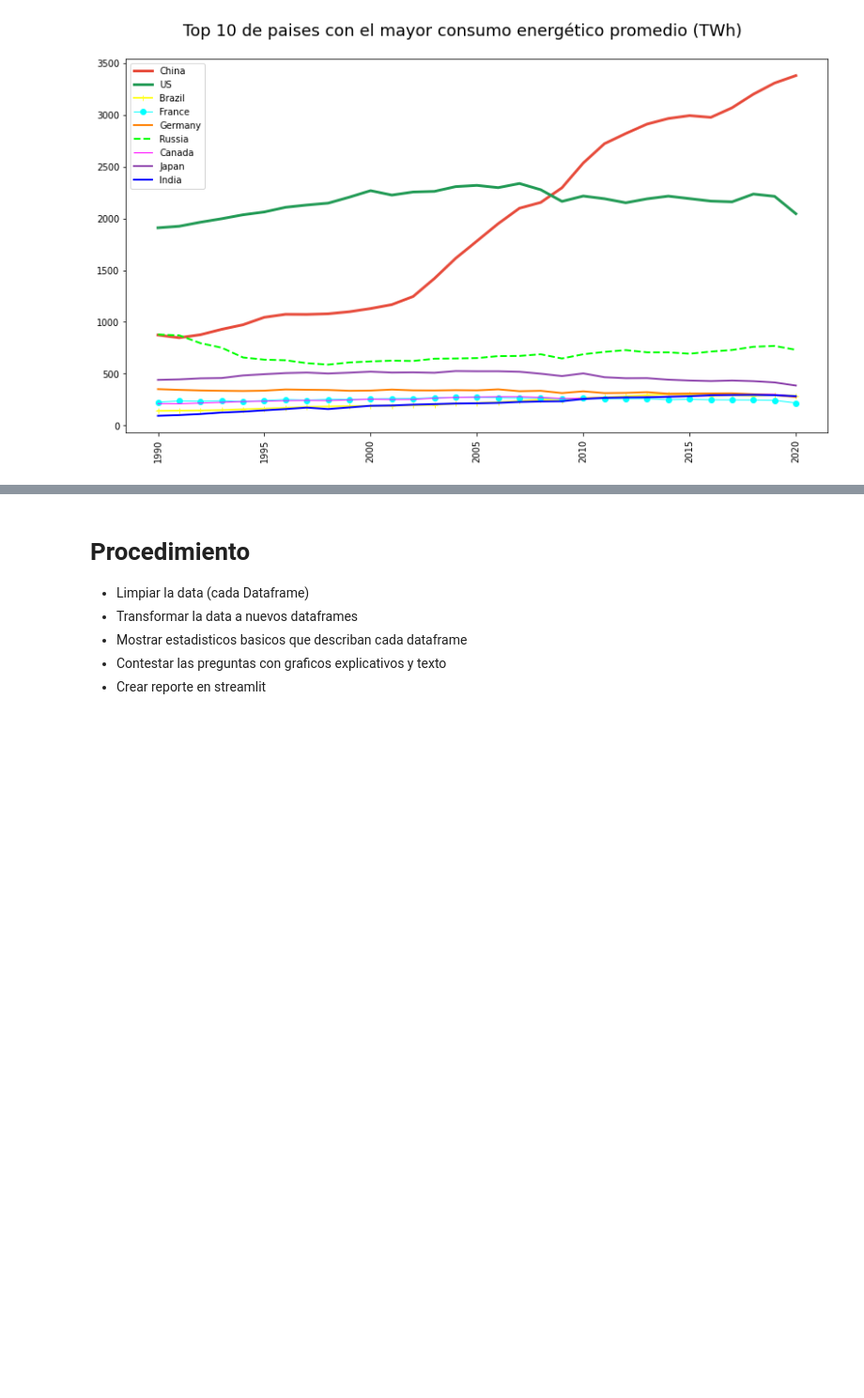
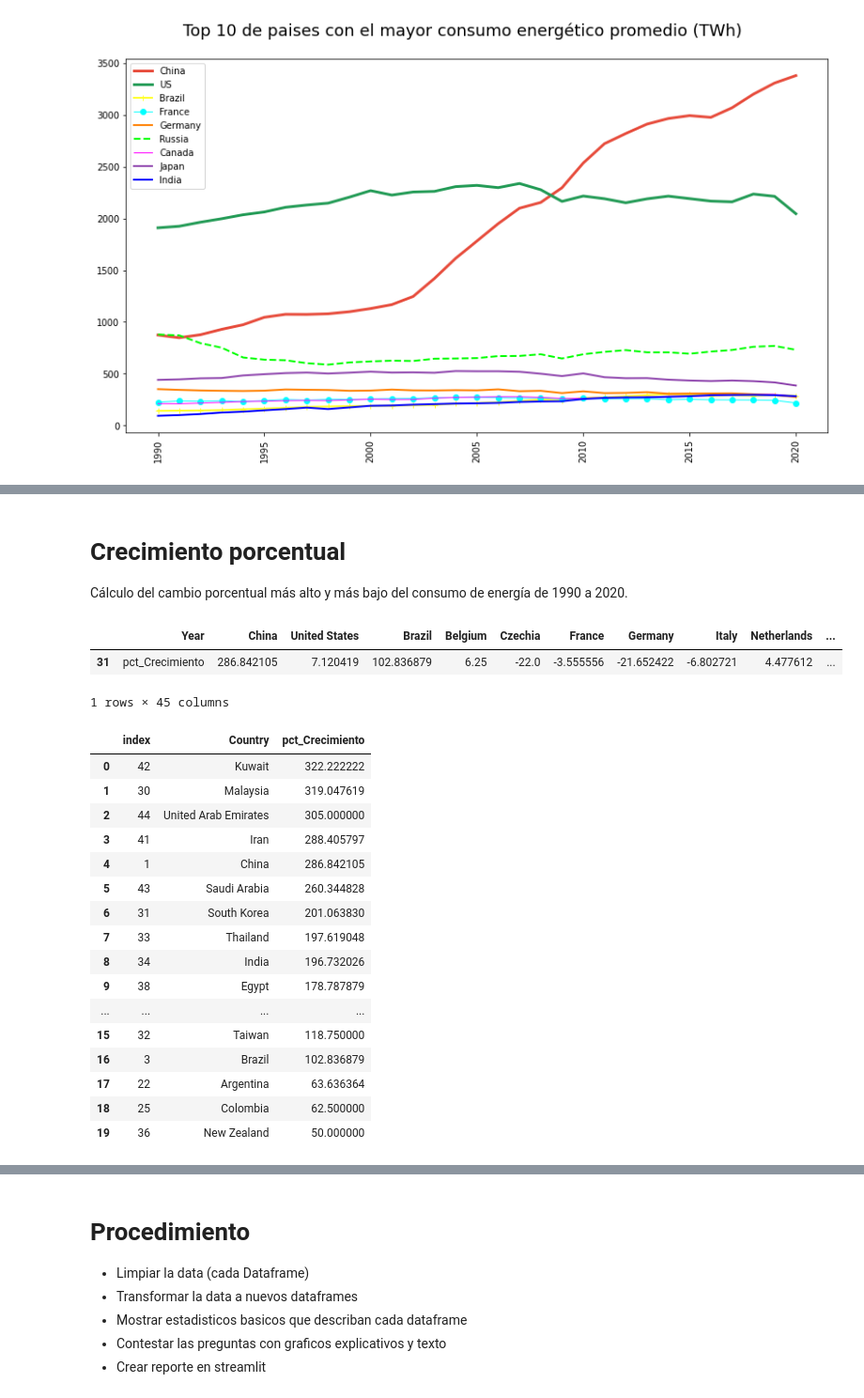
Before and after one commit to malvaradogcode/ProyectBootcamp, a Jupyter notebook: src/eda.ipynb, the cells around one changed output, grey strips where cells are left out. Shown: that part at 94% size. Cells and saved outputs as stored; diff of their text form; code cells hidden in the pictures; blank space fills up the shorter version.

```diff
--- a/src/eda.ipynb
+++ b/src/eda.ipynb
@@ -322,0 +341,41 @@ plt.show()
+# %% [markdown]
+# Crecimiento porcentual
+Cálculo del cambio porcentual más alto y más bajo del consumo de energía de 1990 a 2020.
+# %%
+df_crecimiento = df_Countries_f.append(df_Countries_f.iloc[[0,-1]].pct_change().iloc[-1].mul(100).rename('pct_Crecimiento'))
+df_crecimiento = df_crecimiento.reset_index()
+pct_Crecimiento = df_crecimiento.loc[[31]]
+pct_Crecimiento.head()
+# %% [output]
+|  | Year | China | United States | Brazil | Belgium | Czechia | France | Germany | Italy | Netherlands | ... |
+| 31 | pct_Crecimiento | 286.842105 | 7.120419 | 102.836879 | 6.25 | -22.0 | -3.555556 | -21.652422 | -6.802721 | 4.477612 | ... |
+1 rows × 45 columns
+# %%
+# Entonces creamos el dataframe correspondiente al porcentaje de crecimiento
+df_pct_crecimiento = pct_Crecimiento.iloc[-1].reset_index()
+df_pct_crecimiento = df_pct_crecimiento.drop(0)
+df_pct_crecimiento = df_pct_crecimiento.rename(columns={'index':'Country',31:'pct_Crecimiento'})
+
+convertion_dict = {'Country': str,'pct_Crecimiento':float}
+
+df_pct_crecimiento = df_pct_crecimiento.astype(convertion_dict)
+df_pct_crecimiento_top = df_pct_crecimiento.nlargest(20,'pct_Crecimiento').reset_index()
+df_pct_crecimiento_top.head(20)
+# %% [output]
+|  | index | Country | pct_Crecimiento |
+| 0 | 42 | Kuwait | 322.222222 |
+| 1 | 30 | Malaysia | 319.047619 |
+| 2 | 44 | United Arab Emirates | 305.000000 |
+| 3 | 41 | Iran | 288.405797 |
+| 4 | 1 | China | 286.842105 |
+| 5 | 43 | Saudi Arabia | 260.344828 |
+| 6 | 31 | South Korea | 201.063830 |
+| 7 | 33 | Thailand | 197.619048 |
+| 8 | 34 | India | 196.732026 |
+| 9 | 38 | Egypt | 178.787879 |
+| ... | ... | ... | ... |
+| 15 | 32 | Taiwan | 118.750000 |
+| 16 | 3 | Brazil | 102.836879 |
+| 17 | 22 | Argentina | 63.636364 |
+| 18 | 25 | Colombia | 62.500000 |
+| 19 | 36 | New Zealand | 50.000000 |
```
Also changed, not shown: parts of 23 cells of this notebook, 1 other file.
